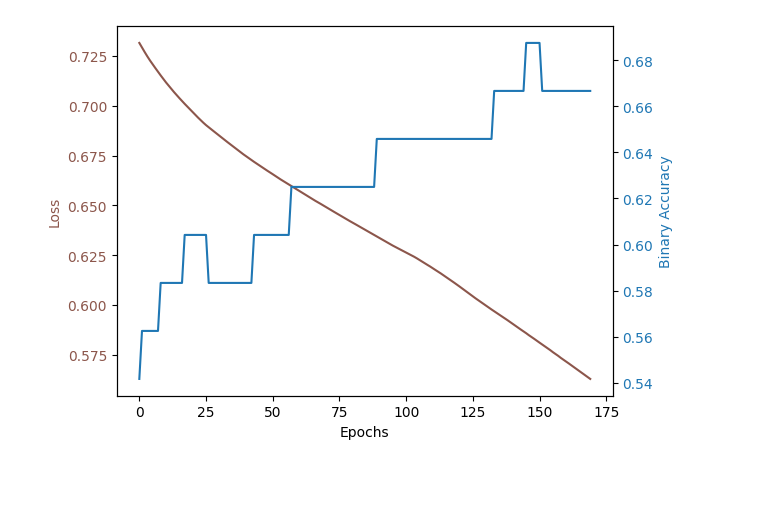
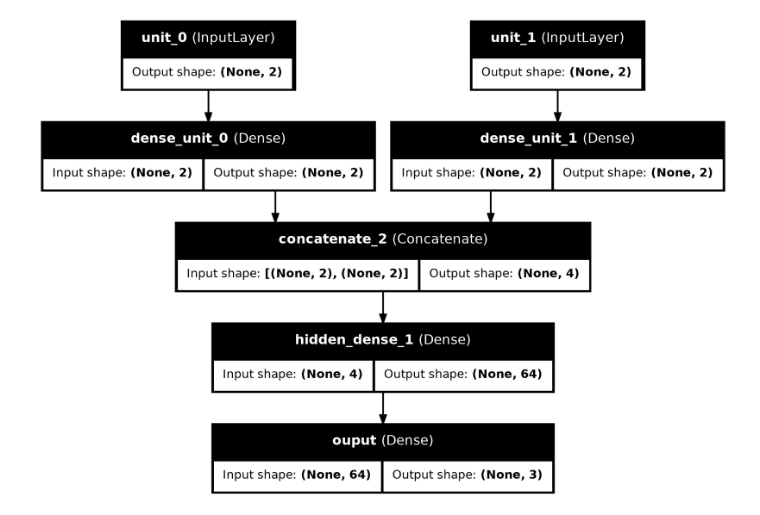
Before and after one commit to 56ghluf/tm, a Jupyter notebook: BackpropVariations/Addition.ipynb, the cells around one changed output. Drawn from its saved outputs; the diff is of its cells as text; code cells hidden in the pictures; blank space fills up the shorter version.

Commit message:
BVariations: created model that splits input into smaller models

```diff
--- a/BackpropVariations/Addition.ipynb
+++ b/BackpropVariations/Addition.ipynb
@@ -9,3 +20,5 @@ import matplotlib.pyplot as plt
 # We start with two bit calculations
 R = 4
 x_train, y_train, S = gen_inputs_outputs(R)
+x_train = gen_pair_inputs(x_train)
+x_train
@@ -48,20 +43,32 @@ Epoch 170/170
-# %%
-# Plot the results
-fig, ax1 = plt.subplots()
-
-ax1.set_xlabel('Epochs')
-
-color1 = 'tab:brown'
-ax1.set_ylabel('Loss', color=color1)
-ax1.tick_params(axis='y', labelcolor=color1)
-ax1.plot(history.history['loss'], color=color1)
-
-color2 = 'tab:blue'
-ax2 = ax1.twinx()
-ax2.set_ylabel('Binary Accuracy', color=color2)
-ax2.tick_params(axis='y', labelcolor=color2)
-ax2.plot(history.history['binary_accuracy'], color=color2)
-
-plt.show()
-# %% [output]
-[figure, removed]
+# %%
+# Creates the unit inputs
+def gen_unit_inputs(l):
+    return [Input(shape=(2,), name=f'unit_{i}') for i in range(l)]
+
+# Create the units
+def gen_units(unit_inputs):
+    return [layers.Dense(2,
+                         use_bias=False,
+                         name=f'dense_unit_{i}')(unit_input) for i, unit_input in enumerate(unit_inputs)]
+# %%
+# Create the model
+# Create the inputs
+inputs = gen_unit_inputs(len(x_train))
+
+# Create the units
+x = layers.concatenate(gen_units(inputs))
+
+# Add dense layers
+x = layers.Dense(64, use_bias=False, name='hidden_dense_1')(x)
+
+# Ouput layer
+outputs = layers.Dense(S, use_bias=False, name='ouput')(x)
+
+model = keras.Model(
+    inputs=inputs,
+    outputs=outputs
+)
+
+keras.utils.plot_model(model, show_shapes=True, show_layer_names=True, to_file='model.png')
+# %% [output]
+[figure, added]
```
Also changed, not shown: parts of 6 cells of this notebook.
